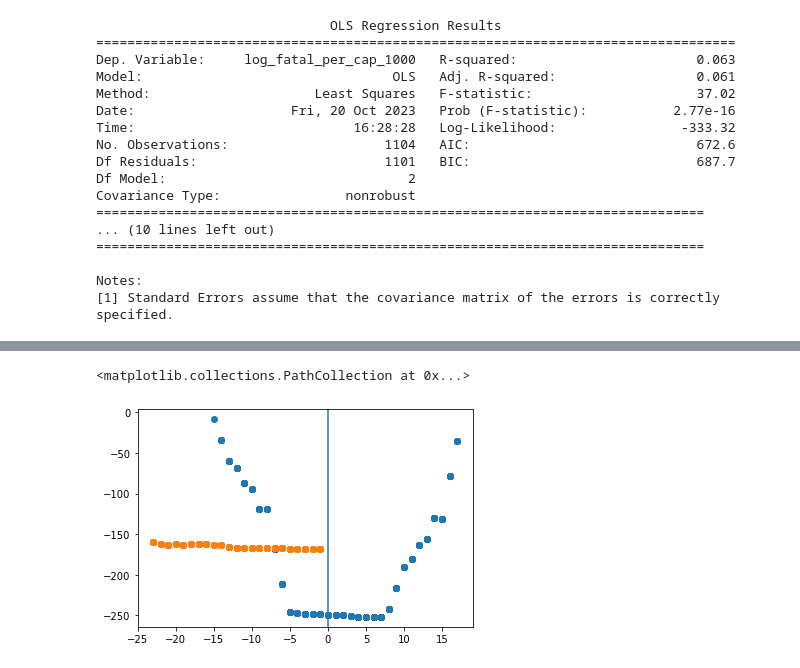
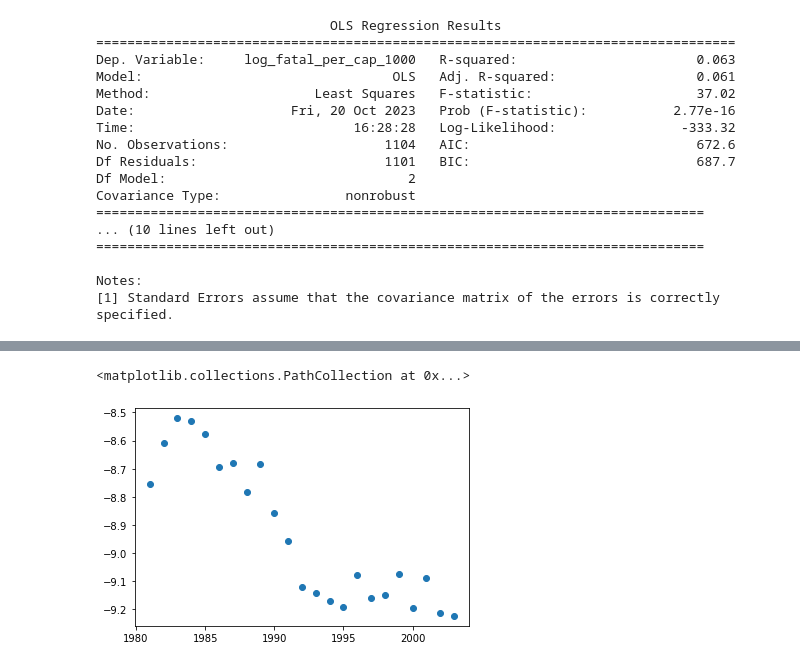
Before and after one commit to yazenkk/ARE213_Fall2023, a Jupyter notebook: PSet 2/Python/ARE213 PSet2 Question1.ipynb, the cells around one changed output, grey strips where cells are left out. Drawn from its saved outputs; the diff is of its cells as text; code cells hidden in the pictures.

```diff
--- a/PSet 2/Python/ARE213 PSet2 Question1.ipynb
+++ b/PSet 2/Python/ARE213 PSet2 Question1.ipynb
@@ -319,7 +383,5 @@ for y in list(set(list(df['years_post_sec']))):
-# %%
-plt.axvline(x = 0)
-plt.scatter(df[df['never_treats']==1]['years_post_sec'], df[df['never_treats']==1]['sumss'])
-plt.scatter(df[df['never_treats']==0]['years_post_sec'], df[df['never_treats']==0]['sumss_nopol'])
-# %% [output]
-<matplotlib.collections.PathCollection at 0x...>
-[figure, removed]
+# %%
+plt.scatter(data[data['state']=='NH']['year'], data[data['state']=='NH']['log_fatal_per_cap'])
+# %% [output]
+<matplotlib.collections.PathCollection at 0x...>
+[figure, added]
```
Also changed, not shown: parts of 9 cells of this notebook.
